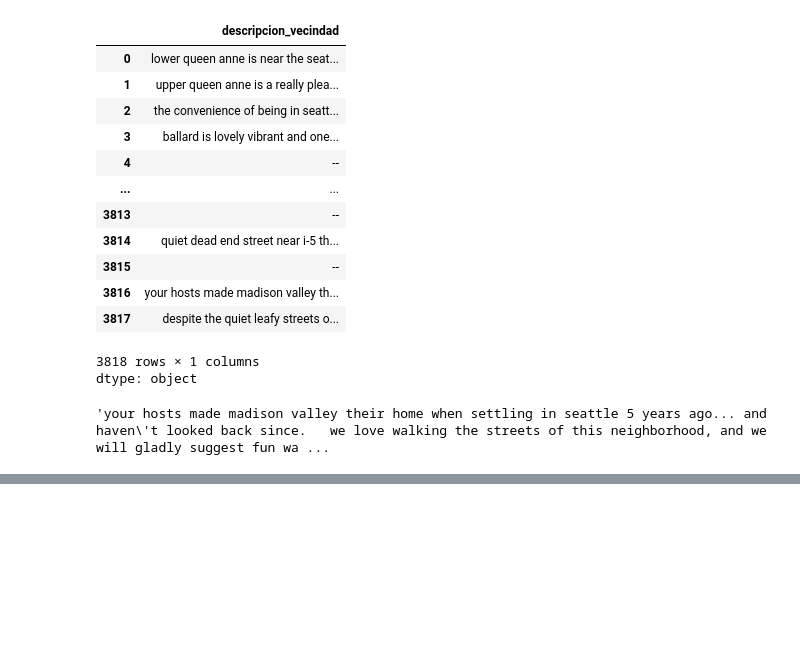
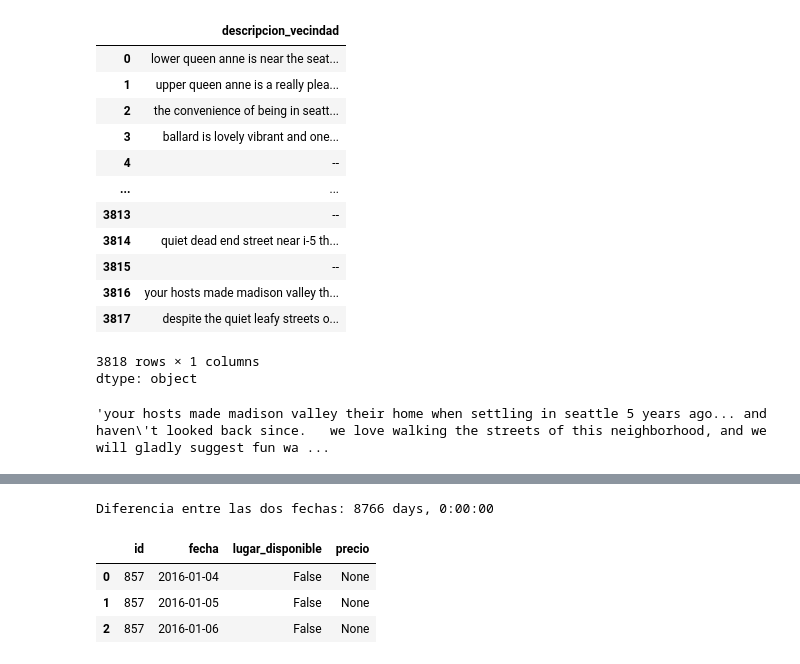
Before and after one commit to vanessa-oreza/python, a Jupyter notebook: Pandas_Tratamiento_Manipulacion_Datos.ipynb, the cells around one changed output, grey strips where cells are left out. Cells and saved outputs as stored; diff of their text form; code cells hidden in the pictures; blank space fills up the shorter version.

```diff
--- a/Pandas_Tratamiento_Manipulacion_Datos.ipynb
+++ b/Pandas_Tratamiento_Manipulacion_Datos.ipynb
@@ -470,0 +490,13 @@ datos.head()
+# %%
+import datetime
+
+# creando dos objetos date con fechas diferentes
+data_1 = datetime.date(2001, 3, 3)
+data_2 = datetime.date(2025, 3, 3)
+
+# calculando la diferencia entre las dos fechas
+diferencia = data_2 - data_1
+
+print("Diferencia entre las dos fechas:", diferencia)
+# %% [output]
+Diferencia entre las dos fechas: 8766 days, 0:00:00
@@ -470,0 +505,7 @@ datos.head()
+# %%
+data.head(3)
+# %% [output]
+|  | id | fecha | lugar_disponible | precio |
+| 0 | 857 | 2016-01-04 | False | None |
+| 1 | 857 | 2016-01-05 | False | None |
+| 2 | 857 | 2016-01-06 | False | None |
```
Also changed, not shown: parts of 18 cells of this notebook.
